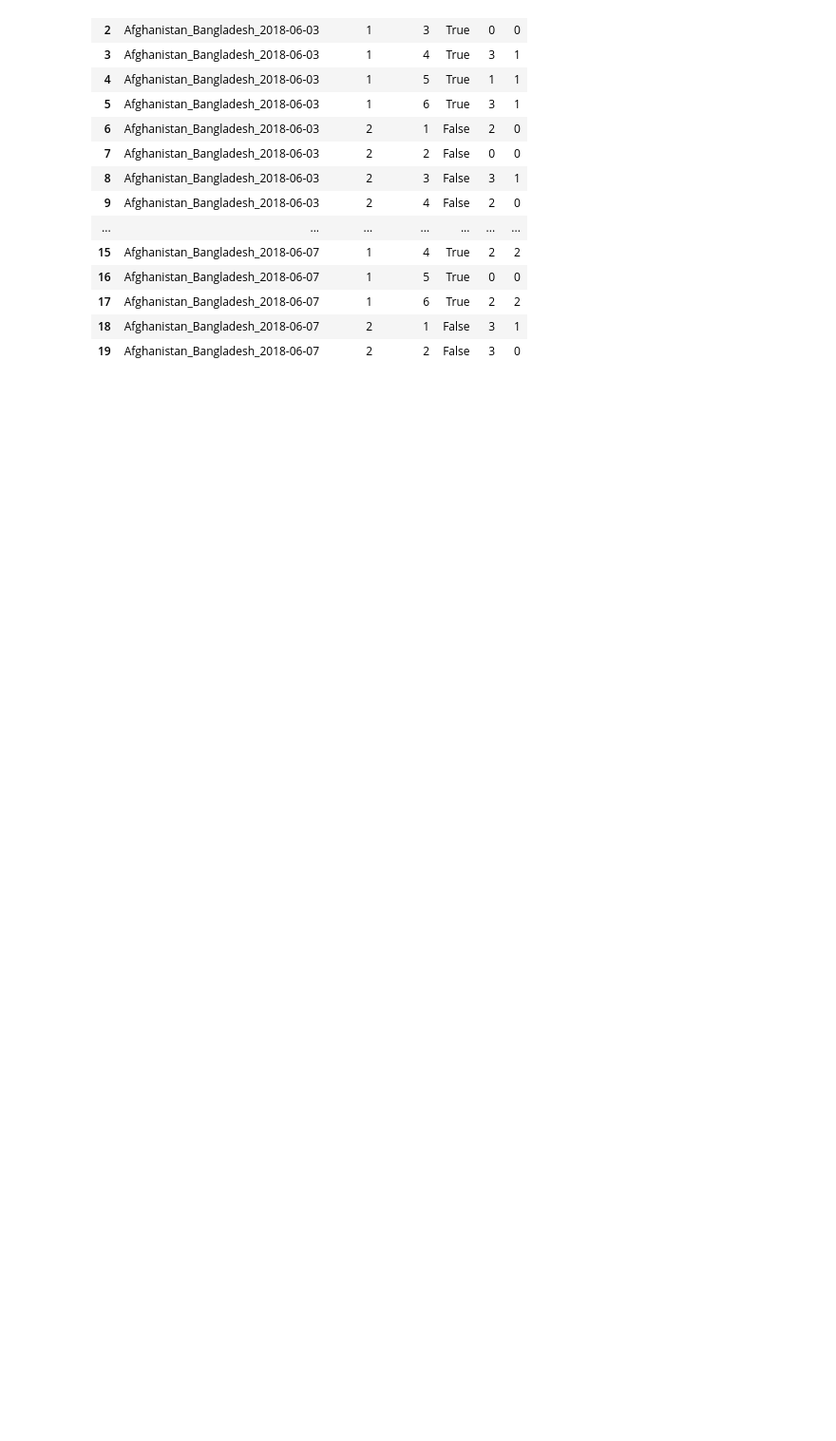
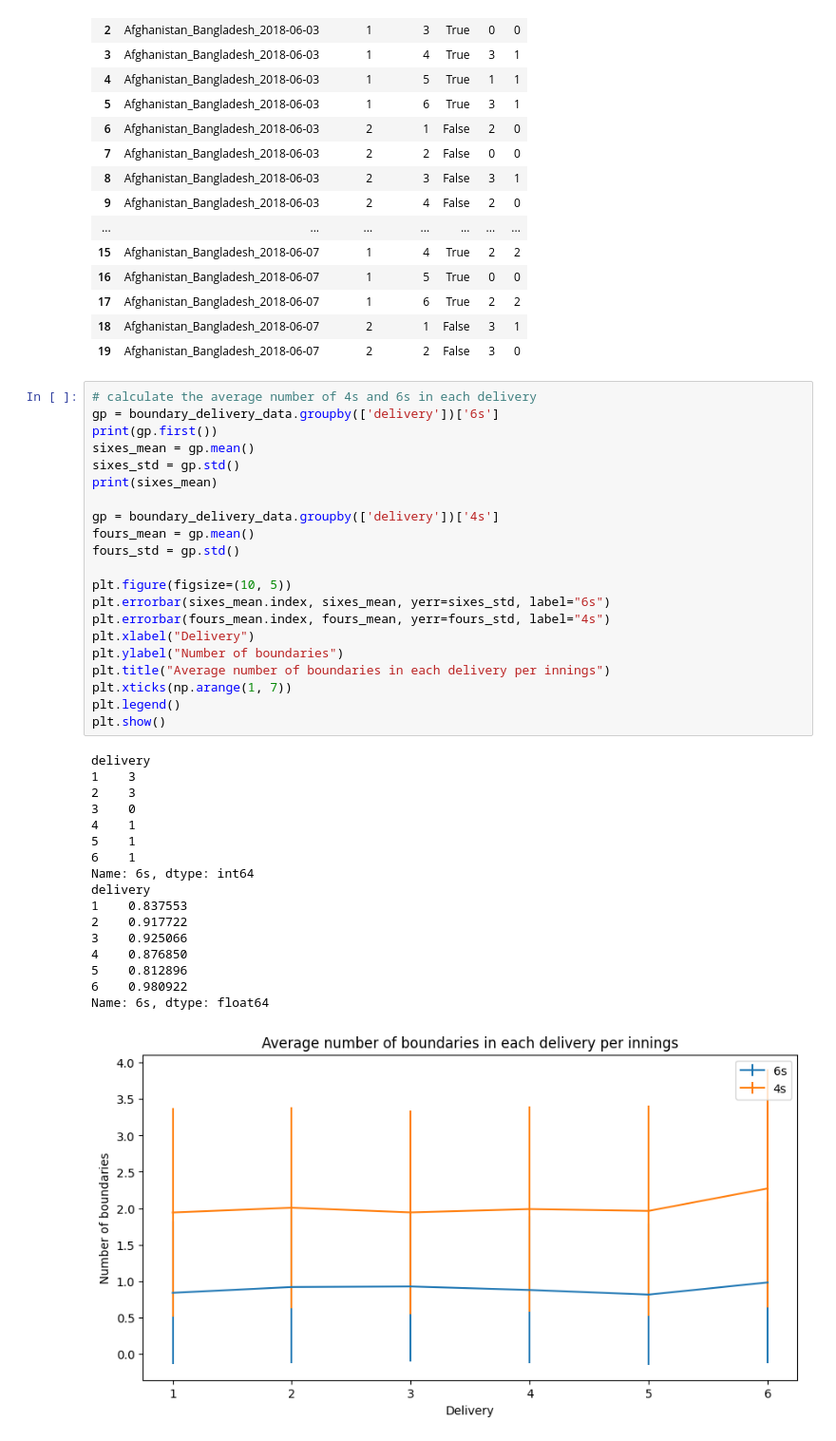
Before and after one commit to 19Kaumini/e19-co544-cricket-analytics-and-prediction, a Jupyter notebook: EDA/Boundaries.ipynb, the cells around one changed output. Shown at 95% size. Saved outputs shown, nothing was run; the diff lists cells and outputs as text; blank space fills up the shorter version.

```diff
--- a/EDA/Boundaries.ipynb
+++ b/EDA/Boundaries.ipynb
@@ -194,6 +194,45 @@ See the caveats in the documentation: https://pandas.pydata.org/pandas-docs/stab
 | 17 | Afghanistan_Bangladesh_2018-06-07 | 1 | 6 | True | 2 | 2 |
 | 18 | Afghanistan_Bangladesh_2018-06-07 | 2 | 1 | False | 3 | 1 |
 | 19 | Afghanistan_Bangladesh_2018-06-07 | 2 | 2 | False | 3 | 0 |
+# %%
+# calculate the average number of 4s and 6s in each delivery
+gp = boundary_delivery_data.groupby(['delivery'])['6s']
+print(gp.first())
+sixes_mean = gp.mean()
+sixes_std = gp.std()
+print(sixes_mean)
+
+gp = boundary_delivery_data.groupby(['delivery'])['4s']
+fours_mean = gp.mean()
+fours_std = gp.std()
+
+plt.figure(figsize=(10, 5))
+plt.errorbar(sixes_mean.index, sixes_mean, yerr=sixes_std, label="6s")
+plt.errorbar(fours_mean.index, fours_mean, yerr=fours_std, label="4s")
+plt.xlabel("Delivery")
+plt.ylabel("Number of boundaries")
+plt.title("Average number of boundaries in each delivery per innings")
+plt.xticks(np.arange(1, 7))
+plt.legend()
+plt.show()
+# %% [output]
+delivery
+1    3
+2    3
+3    0
+4    1
+5    1
+6    1
+Name: 6s, dtype: int64
+delivery
+1    0.837553
+2    0.917722
+3    0.925066
+4    0.876850
+5    0.812896
+6    0.980922
+Name: 6s, dtype: float64
+[figure, added]
 # %%
 # Objective: Stacked bar plot showing the number of 4s and 6s in each delivery of the innings for each over
 # using the boundary_data
```
Also changed, not shown: parts of 2 cells of this notebook.
